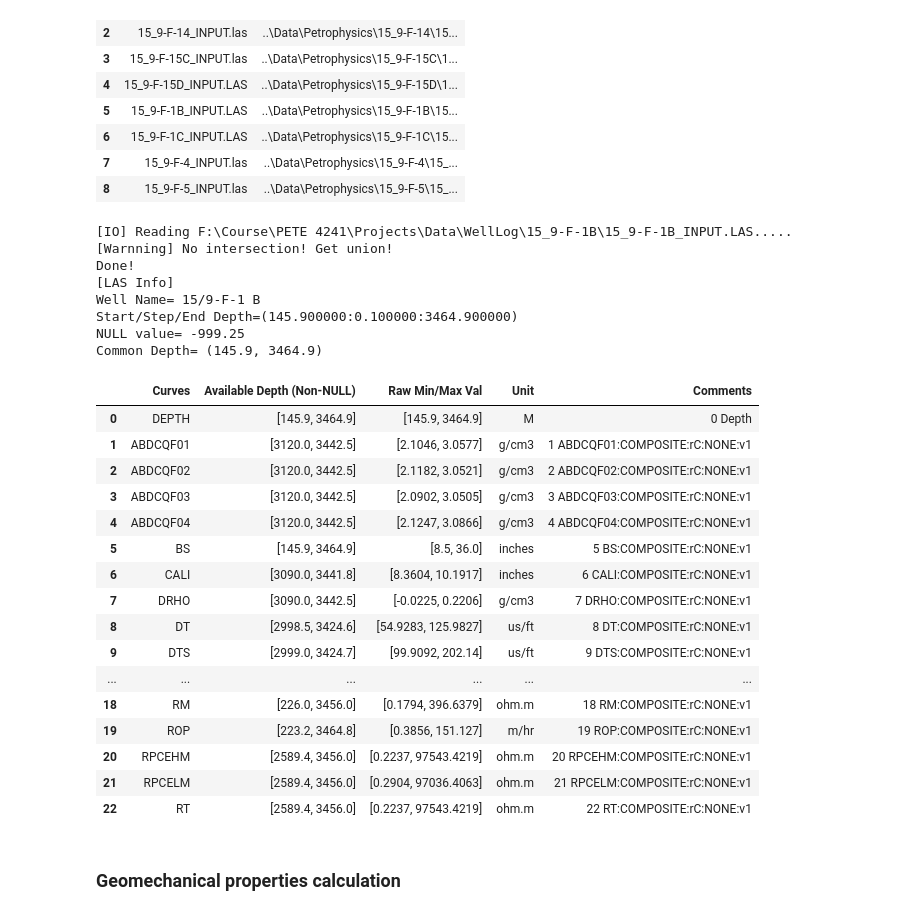
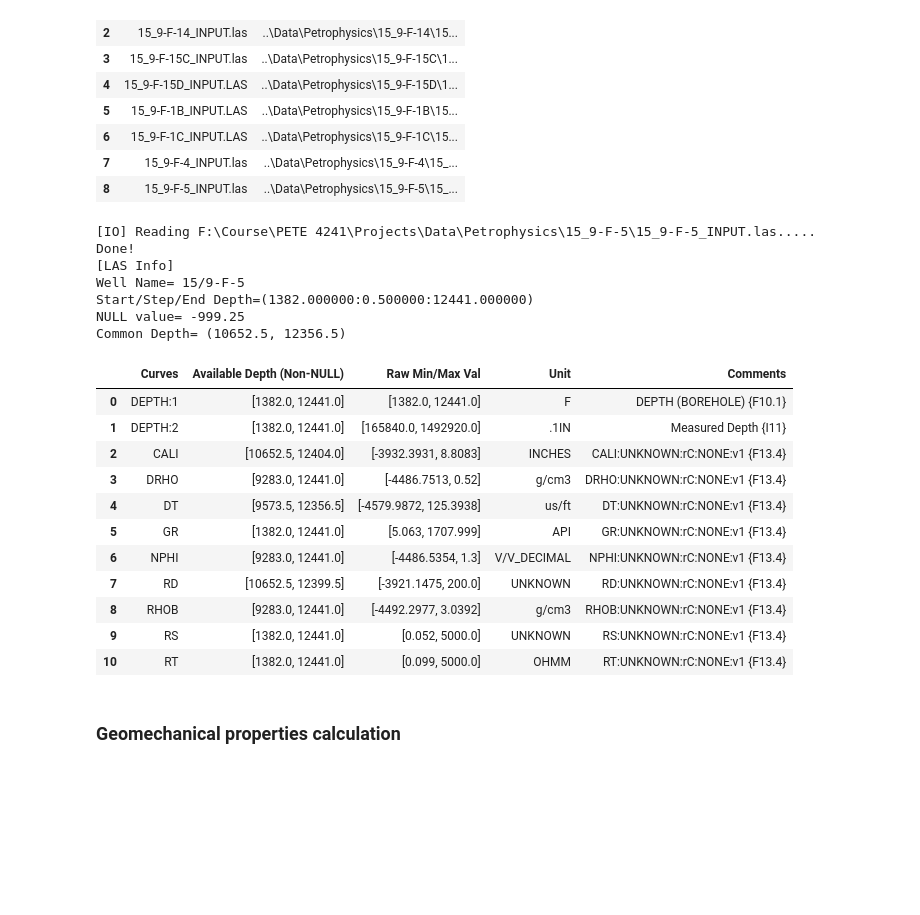
Before and after one commit to BinWang0213/Course-PETE4241_19SP_ProjectCode, a Jupyter notebook: FinalCode/GeoMechsProps_SingleWell.ipynb, the cells around one changed output. Cells and saved outputs as stored; diff of their text form; code cells hidden in the pictures; blank space fills up the shorter version.

```diff
--- a/FinalCode/GeoMechsProps_SingleWell.ipynb
+++ b/FinalCode/GeoMechsProps_SingleWell.ipynb
@@ -25,35 +25,29 @@ LogFiles=plm.FileFinder("../Data/Petrophysics")
 | 7 | 15_9-F-4_INPUT.las | ..\Data\Petrophysics\15_9-F-4\15_... |
 | 8 | 15_9-F-5_INPUT.las | ..\Data\Petrophysics\15_9-F-5\15_... |
 # %%
-WellLog=plm.ReadLas(LogFiles[5])
+WellLog=plm.ReadLas(LogFiles[8])
 #Print las file summary table
 plm.printLas(WellLog)
 # %% [output]
-[IO] Reading F:\Course\PETE 4241\Projects\Data\WellLog\15_9-F-1B\15_9-F-1B_INPUT.LAS.....
-[Warnning] No intersection! Get union!
+[IO] Reading F:\Course\PETE 4241\Projects\Data\Petrophysics\15_9-F-5\15_9-F-5_INPUT.las.....
 Done!
 [LAS Info]
-Well Name= 15/9-F-1 B
-Start/Step/End Depth=(145.900000:0.100000:3464.900000)
+Well Name= 15/9-F-5
+Start/Step/End Depth=(1382.000000:0.500000:12441.000000)
 NULL value= -999.25
-Common Depth= (145.9, 3464.9)
+Common Depth= (10652.5, 12356.5)
 |  | Curves | Available Depth (Non-NULL) | Raw Min/Max Val | Unit | Comments |
-| 0 | DEPTH | [145.9, 3464.9] | [145.9, 3464.9] | M | 0 Depth |
-| 1 | ABDCQF01 | [3120.0, 3442.5] | [2.1046, 3.0577] | g/cm3 | 1 ABDCQF01:COMPOSITE:rC:NONE:v1 |
-| 2 | ABDCQF02 | [3120.0, 3442.5] | [2.1182, 3.0521] | g/cm3 | 2 ABDCQF02:COMPOSITE:rC:NONE:v1 |
-| 3 | ABDCQF03 | [3120.0, 3442.5] | [2.0902, 3.0505] | g/cm3 | 3 ABDCQF03:COMPOSITE:rC:NONE:v1 |
-| 4 | ABDCQF04 | [3120.0, 3442.5] | [2.1247, 3.0866] | g/cm3 | 4 ABDCQF04:COMPOSITE:rC:NONE:v1 |
-| 5 | BS | [145.9, 3464.9] | [8.5, 36.0] | inches | 5 BS:COMPOSITE:rC:NONE:v1 |
-| 6 | CALI | [3090.0, 3441.8] | [8.3604, 10.1917] | inches | 6 CALI:COMPOSITE:rC:NONE:v1 |
-| 7 | DRHO | [3090.0, 3442.5] | [-0.0225, 0.2206] | g/cm3 | 7 DRHO:COMPOSITE:rC:NONE:v1 |
-| 8 | DT | [2998.5, 3424.6] | [54.9283, 125.9827] | us/ft | 8 DT:COMPOSITE:rC:NONE:v1 |
-| 9 | DTS | [2999.0, 3424.7] | [99.9092, 202.14] | us/ft | 9 DTS:COMPOSITE:rC:NONE:v1 |
-| ... | ... | ... | ... | ... | ... |
-| 18 | RM | [226.0, 3456.0] | [0.1794, 396.6379] | ohm.m | 18 RM:COMPOSITE:rC:NONE:v1 |
-| 19 | ROP | [223.2, 3464.8] | [0.3856, 151.127] | m/hr | 19 ROP:COMPOSITE:rC:NONE:v1 |
-| 20 | RPCEHM | [2589.4, 3456.0] | [0.2237, 97543.4219] | ohm.m | 20 RPCEHM:COMPOSITE:rC:NONE:v1 |
-| 21 | RPCELM | [2589.4, 3456.0] | [0.2904, 97036.4063] | ohm.m | 21 RPCELM:COMPOSITE:rC:NONE:v1 |
-| 22 | RT | [2589.4, 3456.0] | [0.2237, 97543.4219] | ohm.m | 22 RT:COMPOSITE:rC:NONE:v1 |
+| 0 | DEPTH:1 | [1382.0, 12441.0] | [1382.0, 12441.0] | F | DEPTH (BOREHOLE) {F10.1} |
+| 1 | DEPTH:2 | [1382.0, 12441.0] | [165840.0, 1492920.0] | .1IN | Measured Depth {I11} |
+| 2 | CALI | [10652.5, 12404.0] | [-3932.3931, 8.8083] | INCHES | CALI:UNKNOWN:rC:NONE:v1 {F13.4} |
+| 3 | DRHO | [9283.0, 12441.0] | [-4486.7513, 0.52] | g/cm3 | DRHO:UNKNOWN:rC:NONE:v1 {F13.4} |
+| 4 | DT | [9573.5, 12356.5] | [-4579.9872, 125.3938] | us/ft | DT:UNKNOWN:rC:NONE:v1 {F13.4} |
+| 5 | GR | [1382.0, 12441.0] | [5.063, 1707.999] | API | GR:UNKNOWN:rC:NONE:v1 {F13.4} |
+| 6 | NPHI | [9283.0, 12441.0] | [-4486.5354, 1.3] | V/V_DECIMAL | NPHI:UNKNOWN:rC:NONE:v1 {F13.4} |
+| 7 | RD | [10652.5, 12399.5] | [-3921.1475, 200.0] | UNKNOWN | RD:UNKNOWN:rC:NONE:v1 {F13.4} |
+| 8 | RHOB | [9283.0, 12441.0] | [-4492.2977, 3.0392] | g/cm3 | RHOB:UNKNOWN:rC:NONE:v1 {F13.4} |
+| 9 | RS | [1382.0, 12441.0] | [0.052, 5000.0] | UNKNOWN | RS:UNKNOWN:rC:NONE:v1 {F13.4} |
+| 10 | RT | [1382.0, 12441.0] | [0.099, 5000.0] | OHMM | RT:UNKNOWN:rC:NONE:v1 {F13.4} |
 # %% [markdown]
 ### Geomechanical properties calculation
 # %% [markdown]
```
Also changed, not shown: parts of 12 cells of this notebook, 19 other files.
